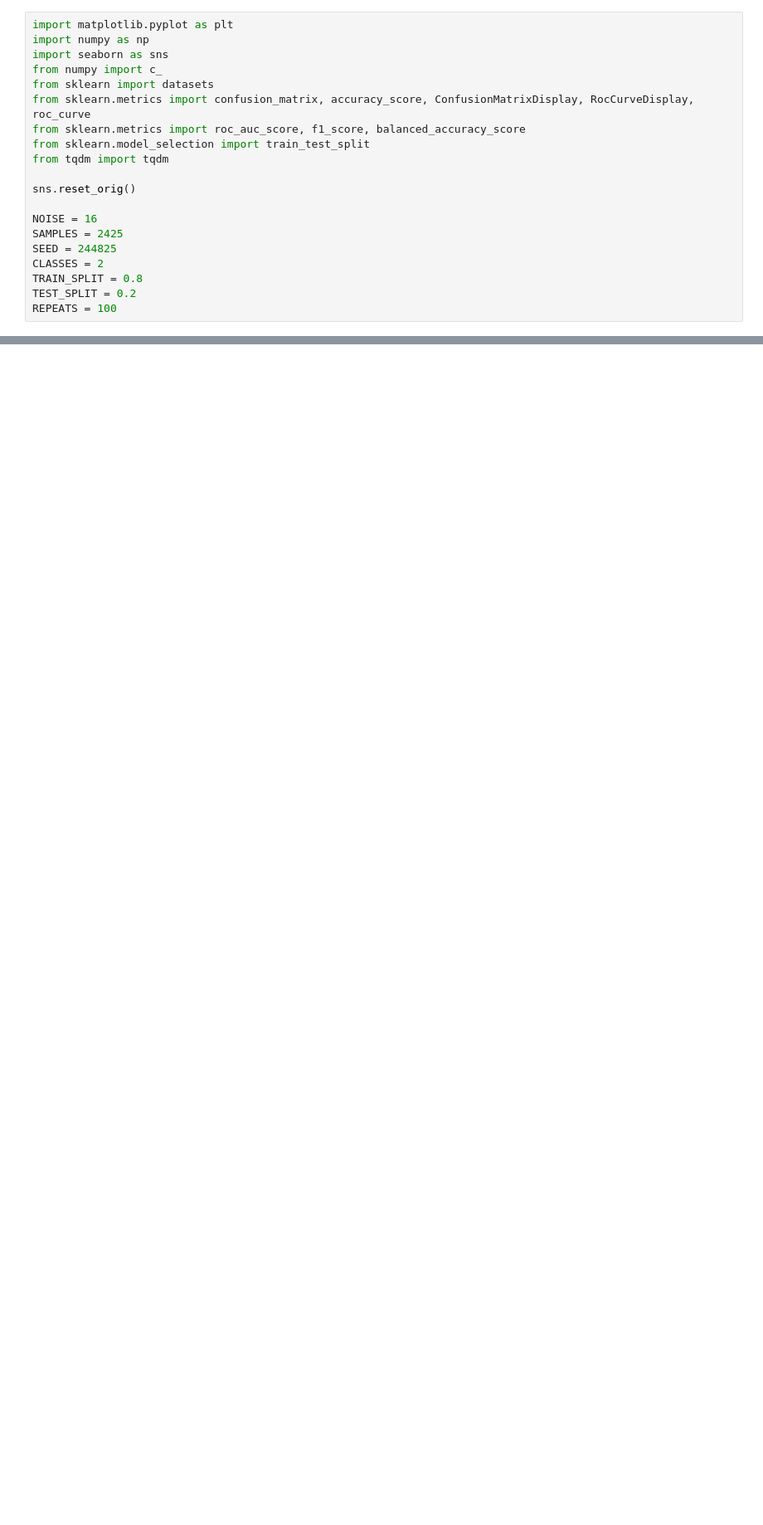
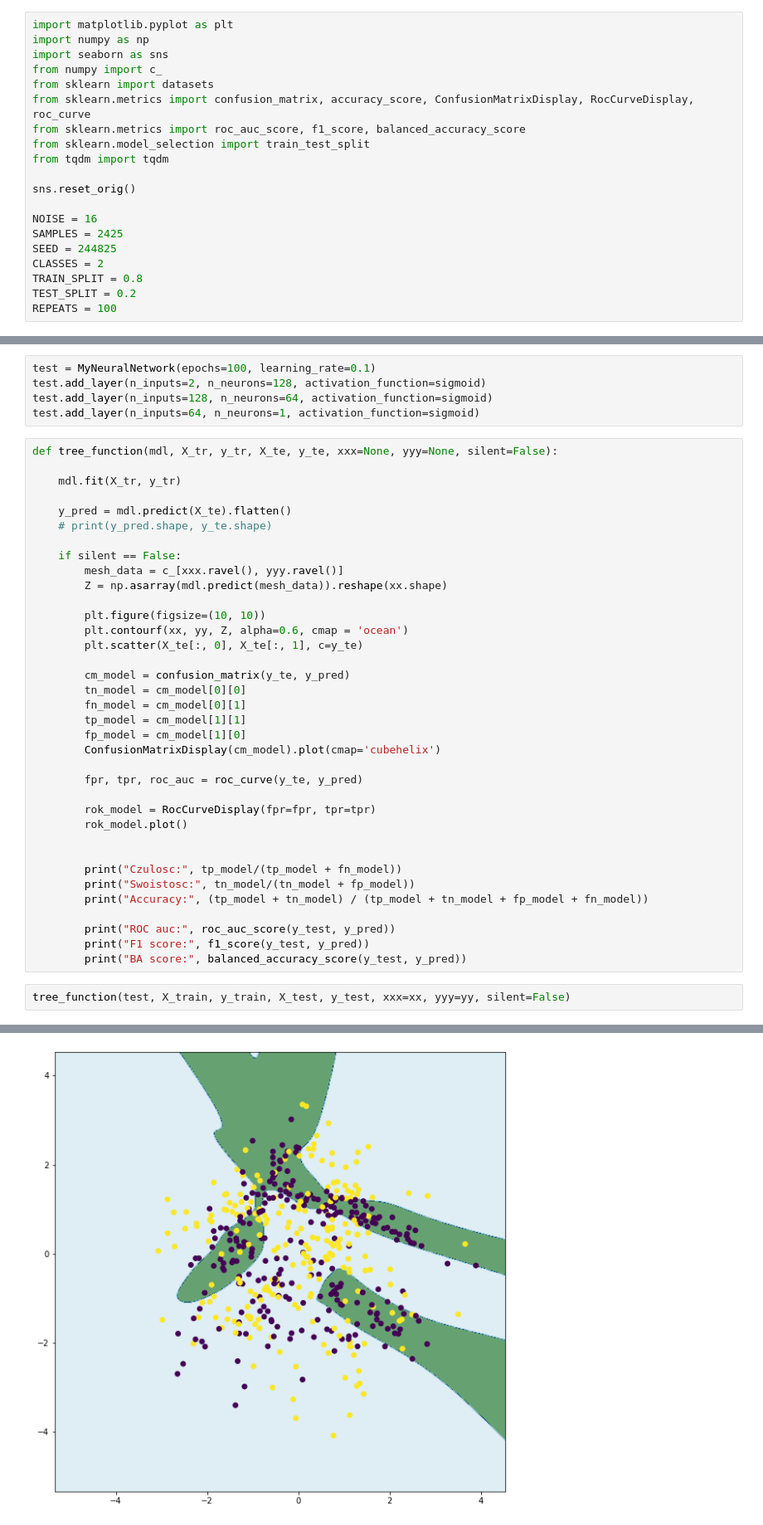
Before and after one commit to jakub-kowalik/PUM, a Jupyter notebook: lab8/lab8_2.ipynb, the cells around one changed output, grey strips where cells are left out. Shown at 83% size. Cells and saved outputs as stored; diff of their text form; blank space fills up the shorter version.

Commit message:
changed network architecture

```diff
--- a/lab8/lab8_2.ipynb
+++ b/lab8/lab8_2.ipynb
@@ -227,0 +128,44 @@ print('Mean Accuracy: %.3f%%' % (sum(scores)/float(len(scores))))
+# %%
+test = MyNeuralNetwork(epochs=100, learning_rate=0.1)
+test.add_layer(n_inputs=2, n_neurons=128, activation_function=sigmoid)
+test.add_layer(n_inputs=128, n_neurons=64, activation_function=sigmoid)
+test.add_layer(n_inputs=64, n_neurons=1, activation_function=sigmoid)
+# %%
+def tree_function(mdl, X_tr, y_tr, X_te, y_te, xxx=None, yyy=None, silent=False):
+
+    mdl.fit(X_tr, y_tr)
+
+    y_pred = mdl.predict(X_te).flatten()
+    # print(y_pred.shape, y_te.shape)
+
+    if silent == False:
+        mesh_data = c_[xxx.ravel(), yyy.ravel()]
+        Z = np.asarray(mdl.predict(mesh_data)).reshape(xx.shape)
+
+        plt.figure(figsize=(10, 10))
+        plt.contourf(xx, yy, Z, alpha=0.6, cmap = 'ocean')
+        plt.scatter(X_te[:, 0], X_te[:, 1], c=y_te)
+
+        cm_model = confusion_matrix(y_te, y_pred)
+        tn_model = cm_model[0][0]
+        fn_model = cm_model[0][1]
+        tp_model = cm_model[1][1]
+        fp_model = cm_model[1][0]
+        ConfusionMatrixDisplay(cm_model).plot(cmap='cubehelix')
+
+        fpr, tpr, roc_auc = roc_curve(y_te, y_pred)
+
+        rok_model = RocCurveDisplay(fpr=fpr, tpr=tpr)
+        rok_model.plot()
+
+
+        print("Czulosc:", tp_model/(tp_model + fn_model))
+        print("Swoistosc:", tn_model/(tn_model + fp_model))
+        print("Accuracy:", (tp_model + tn_model) / (tp_model + tn_model + fp_model + fn_model))
+
+        print("ROC auc:", roc_auc_score(y_test, y_pred))
+        print("F1 score:", f1_score(y_test, y_pred))
+        print("BA score:", balanced_accuracy_score(y_test, y_pred))
+# %%
+tree_function(test, X_train, y_train, X_test, y_test, xxx=xx, yyy=yy, silent=False)
+# %% [output]
@@ -227,0 +178 @@ print('Mean Accuracy: %.3f%%' % (sum(scores)/float(len(scores))))
+[figure, added]
```
Also changed, not shown: parts of 6 cells of this notebook, 1 other file.
